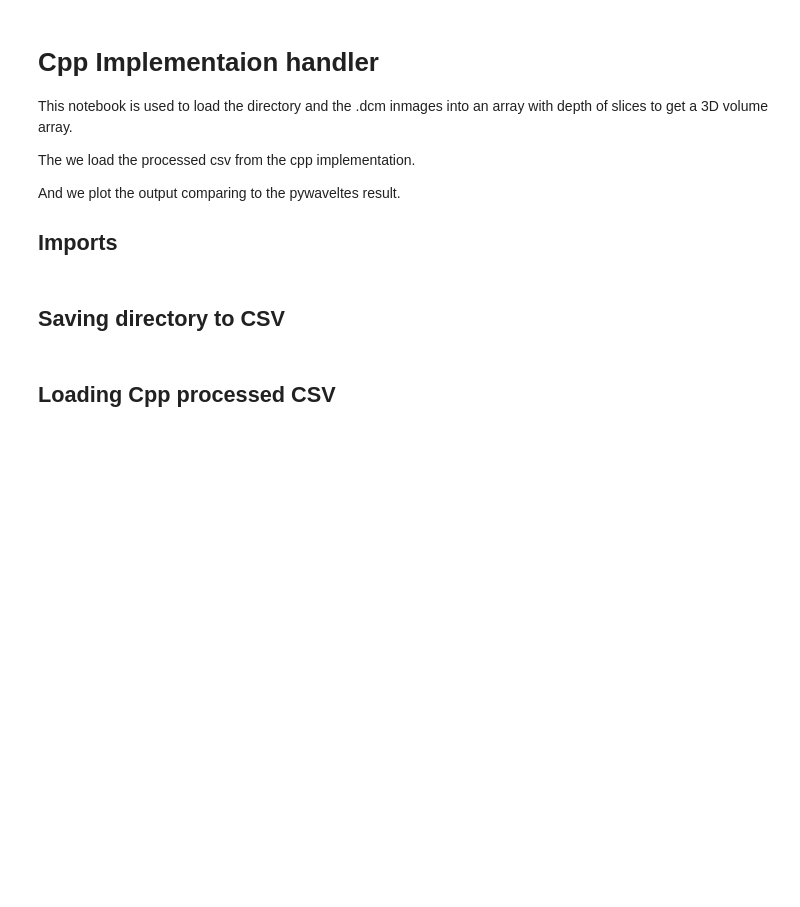
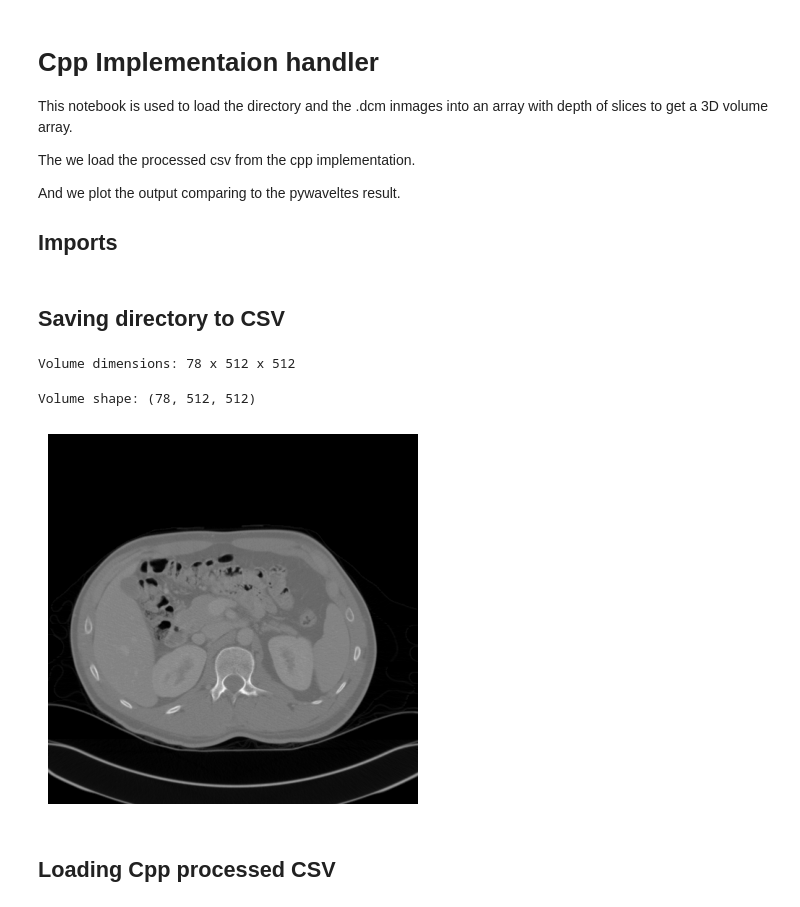
Before and after one commit to GrahamPellegrini/Cuda-3D-DWT, a Jupyter notebook: assignment-1/cppHandler.ipynb, the cells around one changed output. Saved outputs shown, nothing was run; the diff lists cells and outputs as text; code cells hidden in the pictures; blank space fills up the shorter version.

```diff
--- a/assignment-1/cppHandler.ipynb
+++ b/assignment-1/cppHandler.ipynb
@@ -50,15 +25,69 @@ def save_volume_to_csv(volume, csv_file):
-# %%
-# Path to the directory containing the DICOM files
-dicom_dir = '/home/grahampelle/cce3015/assignment-1/CHAOS-Test-Sets/CT/3/DICOM_anon/'
-
-# List of DICOM files to read
-dicom_files = get_dcm_files(dicom_dir)
-
-# Load the DICOM files into a 3D volume
-volume = load_dicom_files(dicom_files)
-
-# Save the volume to a CSV file
-csv_file = 'volume.csv'
-save_volume_to_csv(volume, csv_file)
+# %%
+def get_dicom_files(dcm_dir):
+    """Get all DICOM file paths from the specified directory."""
+    return [os.path.join(dcm_dir, f) for f in os.listdir(dcm_dir) if f.endswith('.dcm')]
+
+def load_slices_to_volume(dcm_files):
+    """Load all DICOM slices and create a 3D volume."""
+    # Read the first slice to get the dimensions
+    first_slice = pydicom.dcmread(dcm_files[0])
+    rows, cols = first_slice.pixel_array.shape
+
+    # Initialize a 3D array to hold all slices
+    depth = len(dcm_files)
+    volume = np.zeros((depth, rows, cols), dtype=np.float32)
+
+    # Read each slice and add it to the 3D array
+    for i, dcm_file in enumerate(dcm_files):
+        slice = pydicom.dcmread(dcm_file)
+        volume[i, :, :] = slice.pixel_array
+
+    return volume
+
+def save_volume_to_bin(volume, filename):
+    """Save the 3D volume to a binary file."""
+    depth, rows, cols = volume.shape
+    # print the dimensions of the volume
+    print("Volume dimensions: {} x {} x {}".format(depth, rows, cols))
+    with open(filename, 'wb') as f:
+        f.write(np.array([depth, rows, cols], dtype=np.int32).tobytes())  # Write dimensions
+        f.write(volume.tobytes())  # Write pixel data
+
+ # Directory containing DICOM files
+dcm_dir = 'CHAOS-Test-Sets/CT/3/DICOM_anon'
+
+# Get all DICOM file paths
+dcm_files = get_dicom_files(dcm_dir)
+
+# Load all slices and create a 3D volume
+input_vol = load_slices_to_volume(dcm_files)
+
+# Save the 3D volume to a .bin file
+save_volume_to_bin(input_vol, 'volume.bin')
+# %% [output]
+Volume dimensions: 78 x 512 x 512
+# %%
+import numpy as np
+
+# Read the volume from the .bin file
+with open('volume.bin', 'rb') as f:
+    # Read the dimensions
+    depth = np.frombuffer(f.read(4), dtype=np.int32)[0]
+    rows = np.frombuffer(f.read(4), dtype=np.int32)[0]
+    cols = np.frombuffer(f.read(4), dtype=np.int32)[0]
+
+    # Read the data
+    volume = np.frombuffer(f.read(), dtype=np.float32).reshape((depth, rows, cols))
+
+# Print the shape of the volume
+print(f"Volume shape: {volume.shape}")
+
+# Plot the middle slice for verification
+plt.imshow(volume[depth // 2, :, :], cmap='gray')
+plt.axis('off')
+plt.show()
+# %% [output]
+Volume shape: (78, 512, 512)
+[figure, added]
 # %% [markdown]
 ## Loading Cpp processed CSV
```
Also changed, not shown: parts of 6 cells of this notebook, 31 other files.
